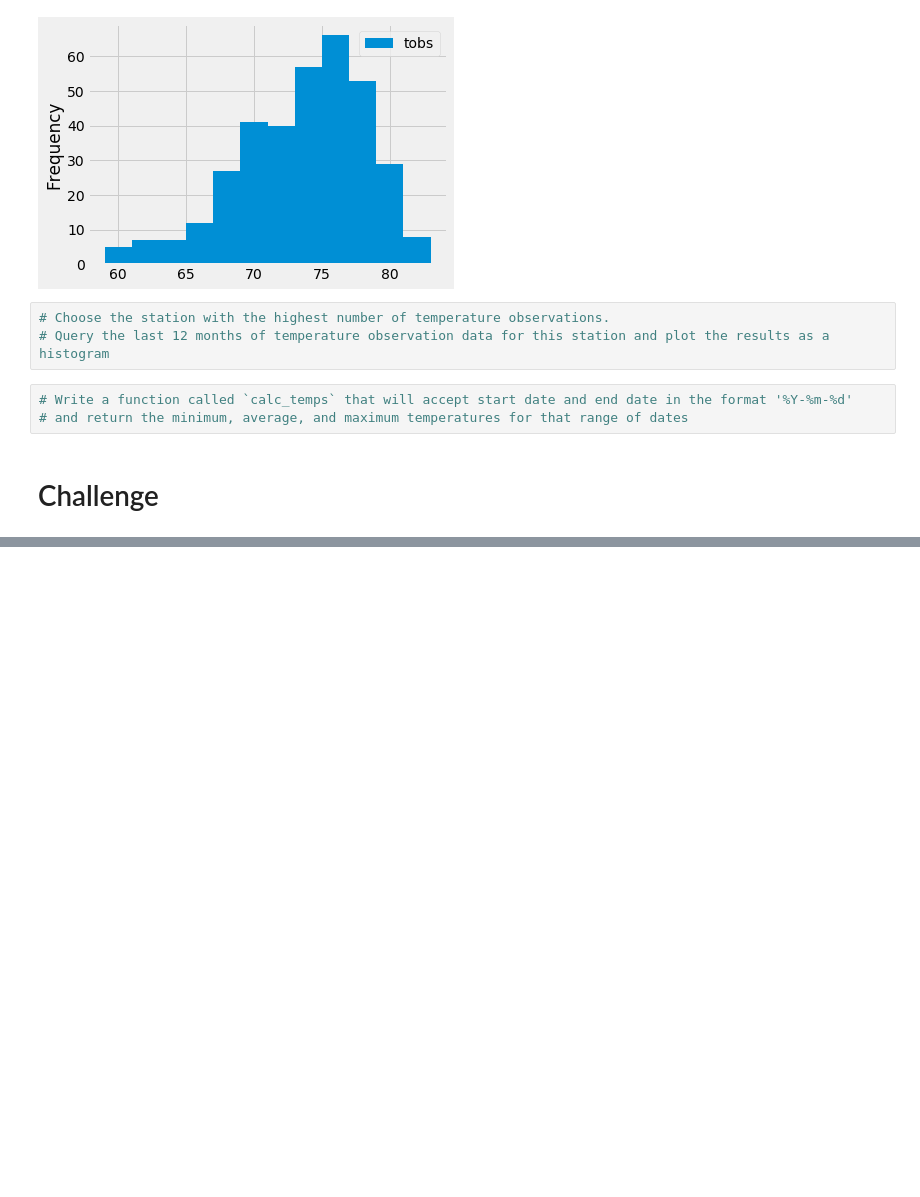
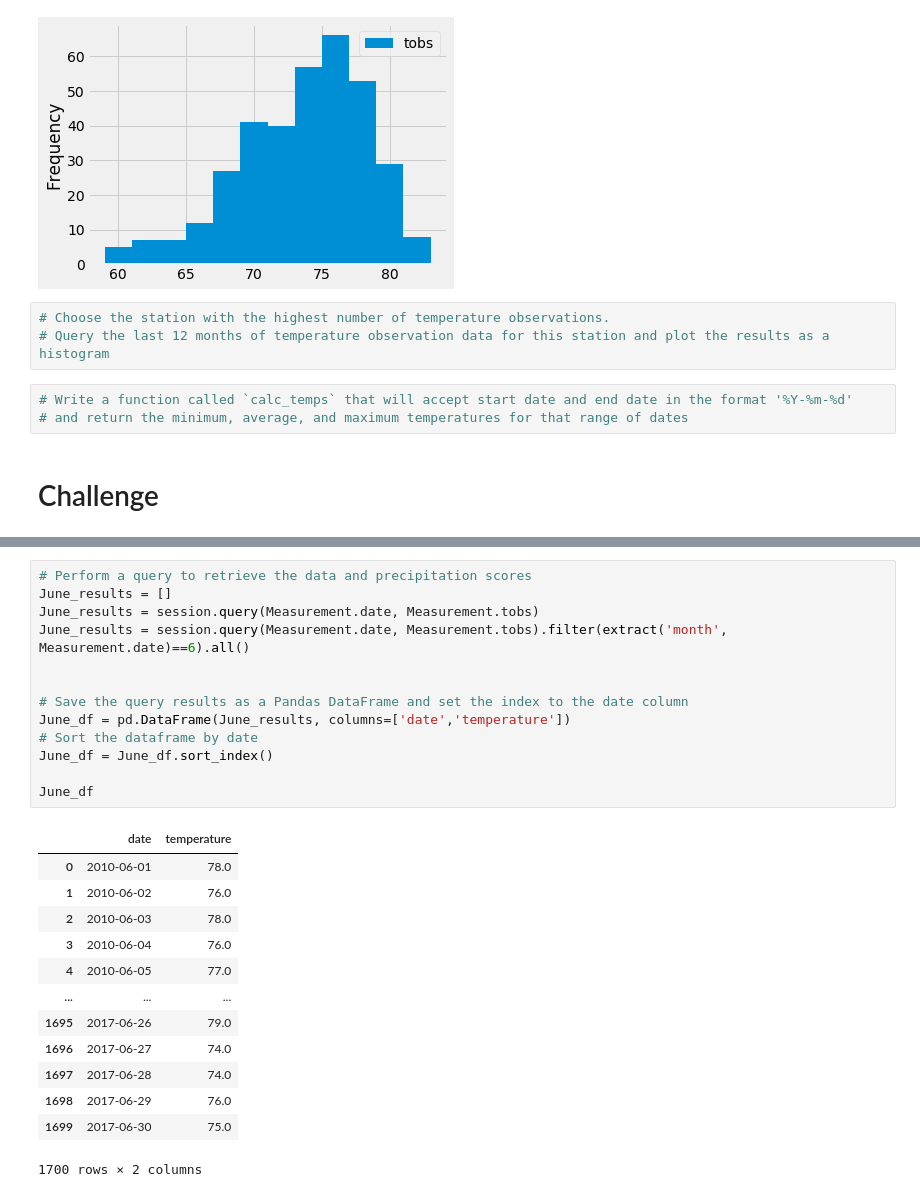
Before and after one commit to mjncardenas/surfs_up, a Jupyter notebook: climate_analysis.ipynb, the cells around one changed output, grey strips where cells are left out. Cells and saved outputs as stored; diff of their text form; blank space fills up the shorter version.

```diff
--- a/climate_analysis.ipynb
+++ b/climate_analysis.ipynb
@@ -178,0 +200,27 @@ plt.tight_layout()
+# %%
+# Perform a query to retrieve the data and precipitation scores
+June_results = []
+June_results = session.query(Measurement.date, Measurement.tobs)
+June_results = session.query(Measurement.date, Measurement.tobs).filter(extract('month', Measurement.date)==6).all()
+
+
+# Save the query results as a Pandas DataFrame and set the index to the date column
+June_df = pd.DataFrame(June_results, columns=['date','temperature'])
+# Sort the dataframe by date
+June_df = June_df.sort_index()
+
+June_df
+# %% [output]
+|  | date | temperature |
+| 0 | 2010-06-01 | 78.0 |
+| 1 | 2010-06-02 | 76.0 |
+| 2 | 2010-06-03 | 78.0 |
+| 3 | 2010-06-04 | 76.0 |
+| 4 | 2010-06-05 | 77.0 |
+| ... | ... | ... |
+| 1695 | 2017-06-26 | 79.0 |
+| 1696 | 2017-06-27 | 74.0 |
+| 1697 | 2017-06-28 | 74.0 |
+| 1698 | 2017-06-29 | 76.0 |
+| 1699 | 2017-06-30 | 75.0 |
+1700 rows × 2 columns
```
Also changed, not shown: parts of 7 cells of this notebook.
